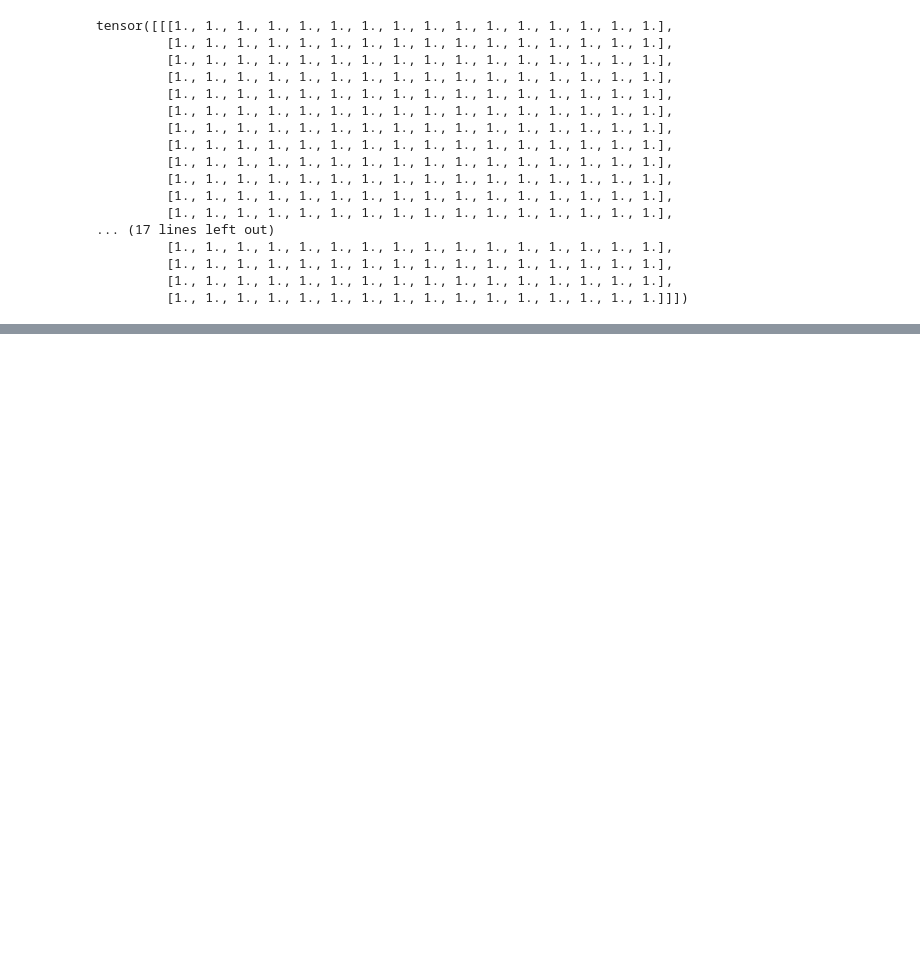
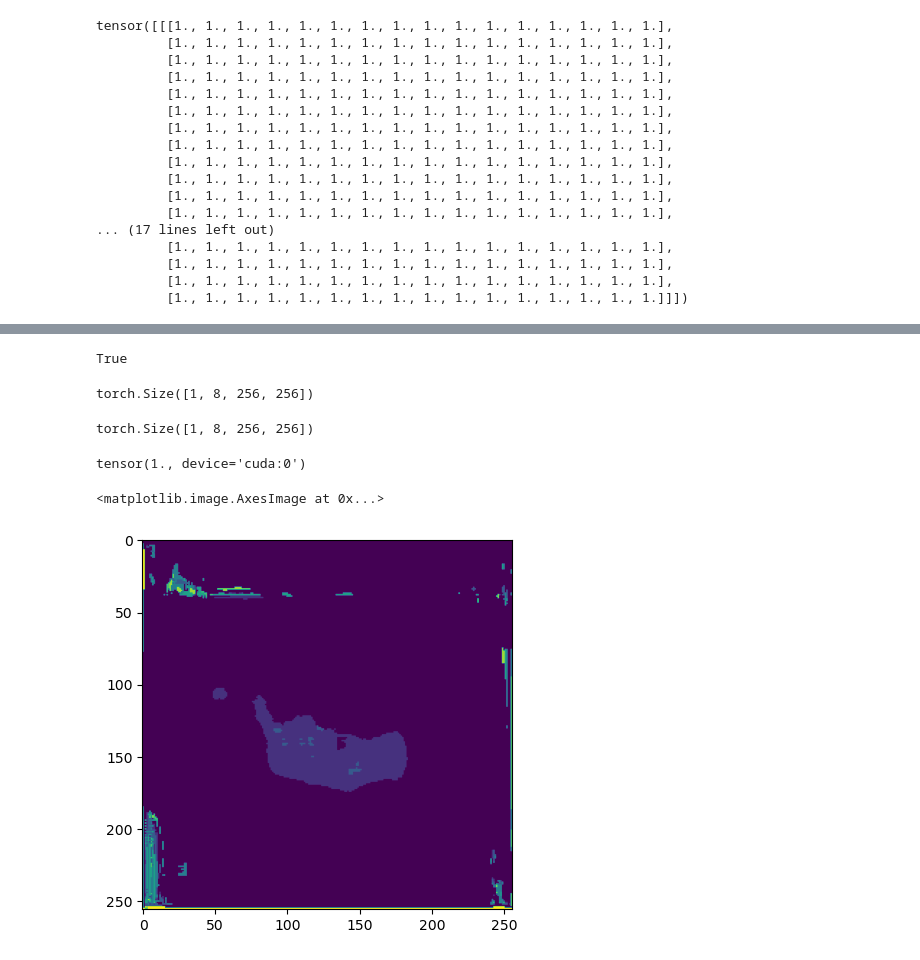
Before and after one commit to masterkram/bsc_thesis, a Jupyter notebook: sandbox/test_models.ipynb, the cells around one changed output, grey strips where cells are left out. Saved outputs shown, nothing was run; the diff lists cells and outputs as text; code cells hidden in the pictures; blank space fills up the shorter version.

```diff
--- a/sandbox/test_models.ipynb
+++ b/sandbox/test_models.ipynb
@@ -50,0 +186,30 @@ model = Sat2Rad.load_from_checkpoint("../src/ml_variants/unet/pipelines/training
+# %%
+model.eval()
+
+with torch.no_grad():
+    y_hat = model(test)
+# %%
+next(model.parameters()).is_cuda # returns a boolean
+# %% [output]
+True
+# %%
+y_hat.shape
+# %% [output]
+torch.Size([1, 8, 256, 256])
+# %%
+tttt = torch.softmax(y_hat, dim=1)
+# %%
+tttt.shape
+# %% [output]
+torch.Size([1, 8, 256, 256])
+# %%
+torch.sum(tttt[0,:,0,0])
+# %% [output]
+tensor(1., device='cuda:0')
+# %%
+pp = torch.argmax(tttt, axis=1)
+# %%
+plt.imshow(pp.cpu().detach()[0])
+# %% [output]
+<matplotlib.image.AxesImage at 0x...>
+[figure, added]
```
Also changed, not shown: parts of 21 cells of this notebook, 31 other files.
